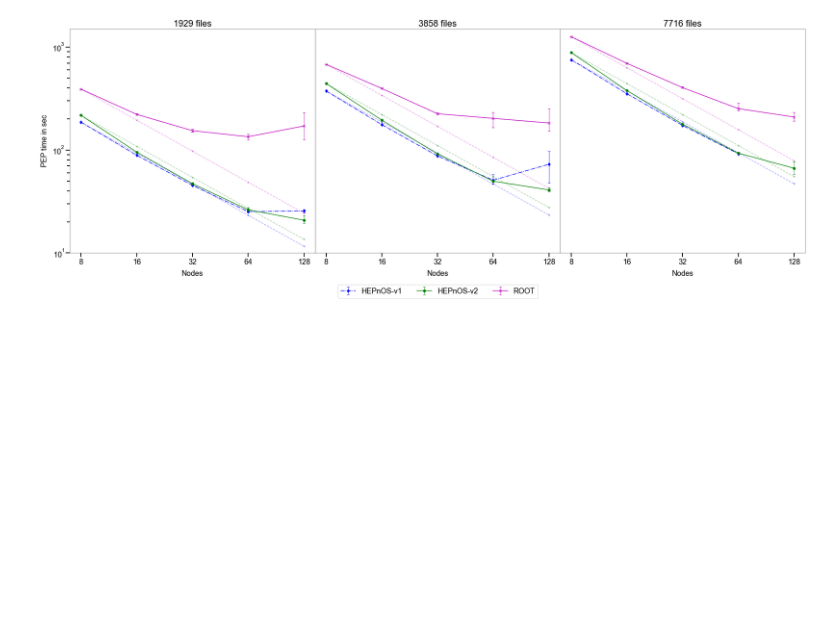
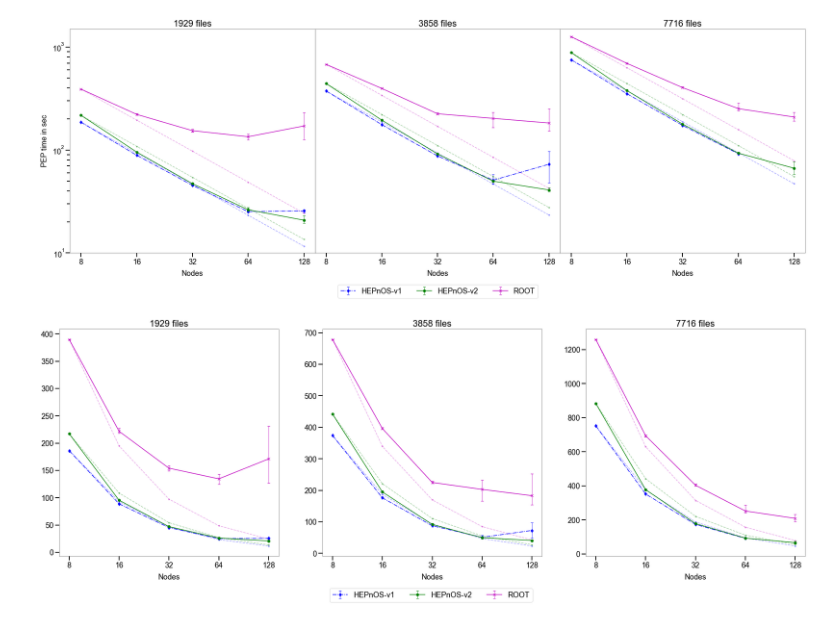
Before and after one commit to HEPonHPC/hepnos_eventselection, a Jupyter notebook: scaling/results.ipynb, the cells around one changed output. Saved outputs shown, nothing was run; the diff lists cells and outputs as text; code cells hidden in the pictures; blank space fills up the shorter version.

```diff
--- a/scaling/results.ipynb
+++ b/scaling/results.ipynb
@@ -89,3 +89,55 @@ for _ax in ax:
         _ax.yaxis.set_ticks([], minor=True)
 # %% [output]
 [figure]
+# %%
+nodes = [8,16,32,64,128]
+
+mpl.rcParams['font.family'] = 'Arial'
+plt.rcParams['font.size'] = 18
+plt.rcParams['axes.linewidth'] = 0.5
+mpl.rcParams['lines.markersize'] = 6
+
+f,ax = plt.subplots(1,3)
+f.set_size_inches(32,10)
+
+_elinewidth = 0.75
+_capsize = 3
+
+ax[0].set_title('1929 files')
+ax[0].errorbar(np.arange(5), hepnos_v1_1929_mean_times, yerr=hepnos_v1_1929_errs_times, fmt='b-.d', ecolor='b', elinewidth=_elinewidth, capsize=_capsize, label='HEPnOS-v1')
+ax[0].plot(np.arange(5), (hepnos_v1_1929_mean_times[0]*nodes[0])/nodes, 'b--.', alpha=0.35)
+ax[0].errorbar(np.arange(5), hepnos_v2_1929_mean_times, yerr=hepnos_v2_1929_errs_times, fmt='g-o', ecolor='g', elinewidth=_elinewidth, capsize=_capsize, label='HEPnOS-v2')
+ax[0].plot(np.arange(5), (hepnos_v2_1929_mean_times[0]*nodes[0])/nodes, 'g--.', alpha=0.35)
+ax[0].errorbar(np.arange(5), root_1929_mean_times, yerr=root_1929_errs_times, fmt='m-x', ecolor='m', elinewidth=_elinewidth, capsize=_capsize, label='ROOT')
+ax[0].plot(np.arange(5), (root_1929_mean_times[0]*nodes[0])/nodes, 'm--.', alpha=0.35)
+
+ax[1].set_title('3858 files')
+ax[1].errorbar(np.arange(5), hepnos_v1_3858_mean_times, yerr=hepnos_v1_3858_errs_times, fmt='b-.d', ecolor='b', elinewidth=_elinewidth, capsize=_capsize, label='HEPnOS-v1')
+ax[1].plot(np.arange(5), (hepnos_v1_3858_mean_times[0]*nodes[0])/nodes, 'b--.', alpha=0.35)
+ax[1].errorbar(np.arange(5), hepnos_v2_3858_mean_times, yerr=hepnos_v2_1929_errs_times, fmt='g-o', ecolor='g', elinewidth=_elinewidth, capsize=_capsize, label='HEPnOS-v2')
+ax[1].plot(np.arange(5), (hepnos_v2_3858_mean_times[0]*nodes[0])/nodes, 'g--.', alpha=0.35)
+ax[1].errorbar(np.arange(5), root_3858_mean_times, yerr=root_3858_errs_times, fmt='m-x', ecolor='m', elinewidth=_elinewidth, capsize=_capsize, label='ROOT')
+ax[1].plot(np.arange(5), (root_3858_mean_times[0]*nodes[0])/nodes, 'm--.', alpha=0.35)
+
+ax[2].set_title('7716 files')
+ax[2].errorbar(np.arange(5), hepnos_v1_7716_mean_times, yerr=hepnos_v1_7716_errs_times, fmt='b-.d', ecolor='b', elinewidth=_elinewidth, capsize=_capsize, label='HEPnOS-v1')
+ax[2].plot(np.arange(5), (hepnos_v1_7716_mean_times[0]*nodes[0])/nodes, 'b--.', alpha=0.35)
+ax[2].errorbar(np.arange(5), hepnos_v2_7716_mean_times, yerr=hepnos_v2_7716_errs_times, fmt='g-o', ecolor='g', elinewidth=_elinewidth, capsize=_capsize, label='HEPnOS-v2')
+ax[2].plot(np.arange(5), (hepnos_v2_7716_mean_times[0]*nodes[0])/nodes, 'g--.', alpha=0.35)
+ax[2].errorbar(np.arange(5), root_7716_mean_times, yerr=root_7716_errs_times, fmt='m-x', ecolor='m', elinewidth=_elinewidth, capsize=_capsize, label='ROOT')
+ax[2].plot(np.arange(5), (root_7716_mean_times[0]*nodes[0])/nodes, 'm--.', alpha=0.35)
+
+# Common legend for all plots!
+ax[1].legend(bbox_to_anchor=(0.975, -0.125), ncol=3)
+
+for _ax in ax:
+    _ax.set_xticks(np.arange(5))
+    _ax.set_xticklabels(nodes)
+    _ax.set_xlabel('Nodes', labelpad=10)
+    #_ax.set_yscale('log', base=2)
+    _ax.xaxis.set_tick_params(which='major', size=10, width=2)
+    _ax.xaxis.set_tick_params(which='minor', size=7, width=2)
+    _ax.yaxis.set_tick_params(which='major', size=10, width=2)
+    _ax.yaxis.set_tick_params(which='minor', size=7, width=2)
+# %% [output]
+[figure, added]
```
